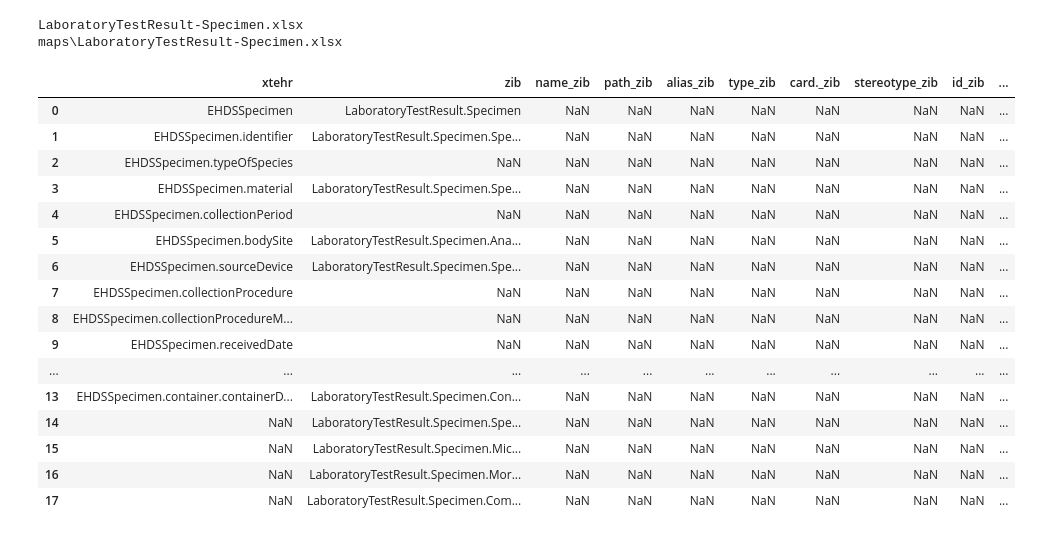
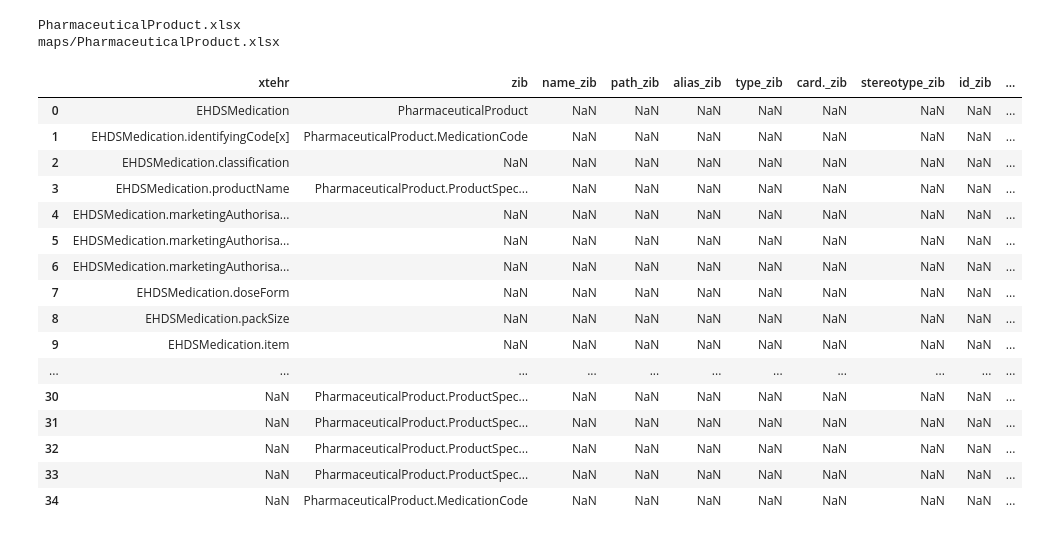
Before and after one commit to Nictiz/eu-nl-compared, a Jupyter notebook: mapping.ipynb, the cells around one changed output. Cells and saved outputs as stored; diff of their text form; code cells hidden in the pictures.

```diff
--- a/mapping.ipynb
+++ b/mapping.ipynb
@@ -147,33 +109,33 @@ maps = os.listdir(mapbase)
 # %%
-file = maps[10]
+file = maps[1]
 print(file)
 mappath = os.path.join(mapbase, file)
 print(mappath)
 mapdf = pd.read_excel(mappath)
 # Normalize + strip (for non-breaking spaces, Unicode issues)
 mapdf[['zib','xtehr']] = mapdf[['zib','xtehr']].map(
     lambda x: ud.normalize("NFKC", str(x)).replace("\xa0", " ").strip() if pd.notna(x) else x
 )
 mapdf
 # %% [output]
-LaboratoryTestResult-Specimen.xlsx
-maps\LaboratoryTestResult-Specimen.xlsx
+PharmaceuticalProduct.xlsx
+maps/PharmaceuticalProduct.xlsx
 |  | xtehr | zib | name_zib | path_zib | alias_zib | type_zib | card._zib | stereotype_zib | id_zib | ... |
-| 0 | EHDSSpecimen | LaboratoryTestResult.Specimen | NaN | NaN | NaN | NaN | NaN | NaN | NaN | ... |
-| 1 | EHDSSpecimen.identifier | LaboratoryTestResult.Specimen.Spe... | NaN | NaN | NaN | NaN | NaN | NaN | NaN | ... |
-| 2 | EHDSSpecimen.typeOfSpecies | NaN | NaN | NaN | NaN | NaN | NaN | NaN | NaN | ... |
-| 3 | EHDSSpecimen.material | LaboratoryTestResult.Specimen.Spe... | NaN | NaN | NaN | NaN | NaN | NaN | NaN | ... |
-| 4 | EHDSSpecimen.collectionPeriod | NaN | NaN | NaN | NaN | NaN | NaN | NaN | NaN | ... |
-| 5 | EHDSSpecimen.bodySite | LaboratoryTestResult.Specimen.Ana... | NaN | NaN | NaN | NaN | NaN | NaN | NaN | ... |
-| 6 | EHDSSpecimen.sourceDevice | LaboratoryTestResult.Specimen.Spe... | NaN | NaN | NaN | NaN | NaN | NaN | NaN | ... |
-| 7 | EHDSSpecimen.collectionProcedure | NaN | NaN | NaN | NaN | NaN | NaN | NaN | NaN | ... |
-| 8 | EHDSSpecimen.collectionProcedureM... | NaN | NaN | NaN | NaN | NaN | NaN | NaN | NaN | ... |
-| 9 | EHDSSpecimen.receivedDate | NaN | NaN | NaN | NaN | NaN | NaN | NaN | NaN | ... |
+| 0 | EHDSMedication | PharmaceuticalProduct | NaN | NaN | NaN | NaN | NaN | NaN | NaN | ... |
+| 1 | EHDSMedication.identifyingCode[x] | PharmaceuticalProduct.MedicationCode | NaN | NaN | NaN | NaN | NaN | NaN | NaN | ... |
+| 2 | EHDSMedication.classification | NaN | NaN | NaN | NaN | NaN | NaN | NaN | NaN | ... |
+| 3 | EHDSMedication.productName | PharmaceuticalProduct.ProductSpec... | NaN | NaN | NaN | NaN | NaN | NaN | NaN | ... |
+| 4 | EHDSMedication.marketingAuthorisa... | NaN | NaN | NaN | NaN | NaN | NaN | NaN | NaN | ... |
+| 5 | EHDSMedication.marketingAuthorisa... | NaN | NaN | NaN | NaN | NaN | NaN | NaN | NaN | ... |
+| 6 | EHDSMedication.marketingAuthorisa... | NaN | NaN | NaN | NaN | NaN | NaN | NaN | NaN | ... |
+| 7 | EHDSMedication.doseForm | NaN | NaN | NaN | NaN | NaN | NaN | NaN | NaN | ... |
+| 8 | EHDSMedication.packSize | NaN | NaN | NaN | NaN | NaN | NaN | NaN | NaN | ... |
+| 9 | EHDSMedication.item | NaN | NaN | NaN | NaN | NaN | NaN | NaN | NaN | ... |
 | ... | ... | ... | ... | ... | ... | ... | ... | ... | ... | ... |
-| 13 | EHDSSpecimen.container.containerD... | LaboratoryTestResult.Specimen.Con... | NaN | NaN | NaN | NaN | NaN | NaN | NaN | ... |
-| 14 | NaN | LaboratoryTestResult.Specimen.Spe... | NaN | NaN | NaN | NaN | NaN | NaN | NaN | ... |
-| 15 | NaN | LaboratoryTestResult.Specimen.Mic... | NaN | NaN | NaN | NaN | NaN | NaN | NaN | ... |
-| 16 | NaN | LaboratoryTestResult.Specimen.Mor... | NaN | NaN | NaN | NaN | NaN | NaN | NaN | ... |
-| 17 | NaN | LaboratoryTestResult.Specimen.Com... | NaN | NaN | NaN | NaN | NaN | NaN | NaN | ... |
+| 30 | NaN | PharmaceuticalProduct.ProductSpec... | NaN | NaN | NaN | NaN | NaN | NaN | NaN | ... |
+| 31 | NaN | PharmaceuticalProduct.ProductSpec... | NaN | NaN | NaN | NaN | NaN | NaN | NaN | ... |
+| 32 | NaN | PharmaceuticalProduct.ProductSpec... | NaN | NaN | NaN | NaN | NaN | NaN | NaN | ... |
+| 33 | NaN | PharmaceuticalProduct.ProductSpec... | NaN | NaN | NaN | NaN | NaN | NaN | NaN | ... |
+| 34 | NaN | PharmaceuticalProduct.MedicationCode | NaN | NaN | NaN | NaN | NaN | NaN | NaN | ... |
 # %%
 mapping = mapdf[['xtehr', 'zib']].merge(zibdf.add_suffix('_zib'), left_on='zib', right_on='path_zib', how='outer').merge(xlmdf.add_suffix('_xtehr'), left_on='xtehr', right_on='path_xtehr', how='outer')
```
Also changed, not shown: parts of 8 cells of this notebook, 2 other files.
